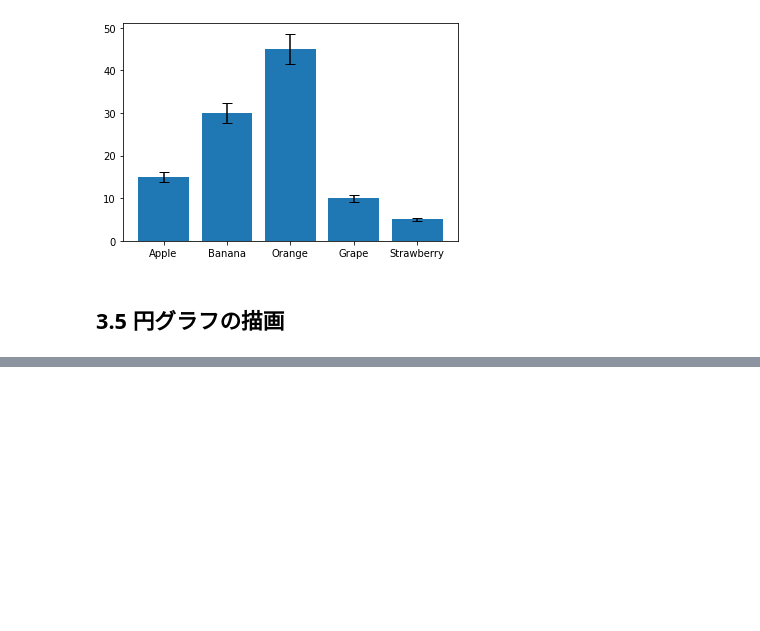
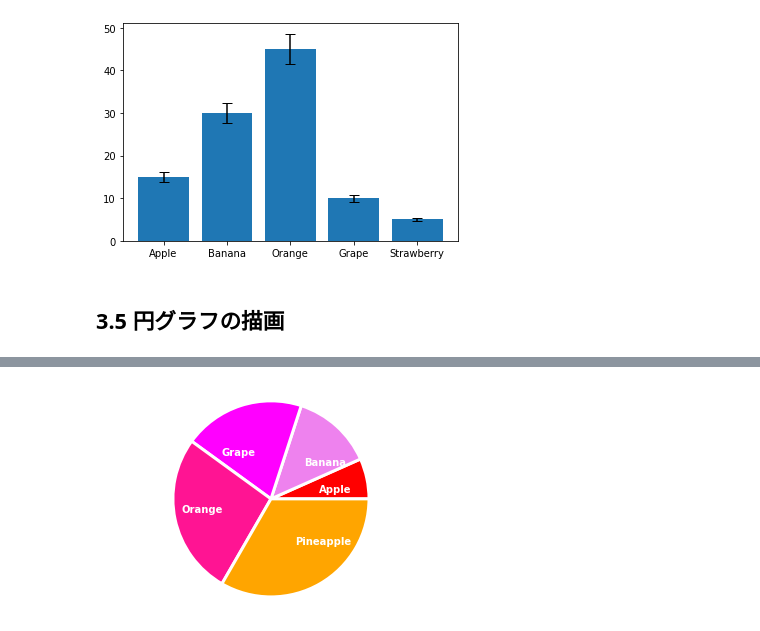
Before and after one commit to okmokm422/TIL, a Jupyter notebook: 1. Python/7. Matplotlib_and_Seaborn_Handbook/Chapter3.ipynb, the cells around one changed output, grey strips where cells are left out. Saved outputs shown, nothing was run; the diff lists cells and outputs as text; code cells hidden in the pictures; blank space fills up the shorter version.

```diff
--- a/1. Python/7. Matplotlib_and_Seaborn_Handbook/Chapter3.ipynb
+++ b/1. Python/7. Matplotlib_and_Seaborn_Handbook/Chapter3.ipynb
@@ -113,0 +134,19 @@ plt.show()
+# %%
+# 要素のカラーを指定するリスト
+setcolors = ["red", "violet", "fuchsia", "deeppink", "orange"]
+plt.pie(x=values,
+        labels=labels,
+        colors=setcolors,
+        wedgeprops={
+            "linewidth": 3,
+            "edgecolor": "white",
+        },
+        labeldistance=0.5,
+        textprops={
+            "color": "white",
+            "weight": "bold"
+       })
+plt.axis("equal")
+plt.show()
+# %% [output]
+[figure, added]
```
Also changed, not shown: parts of 7 cells of this notebook, 1 other file.
